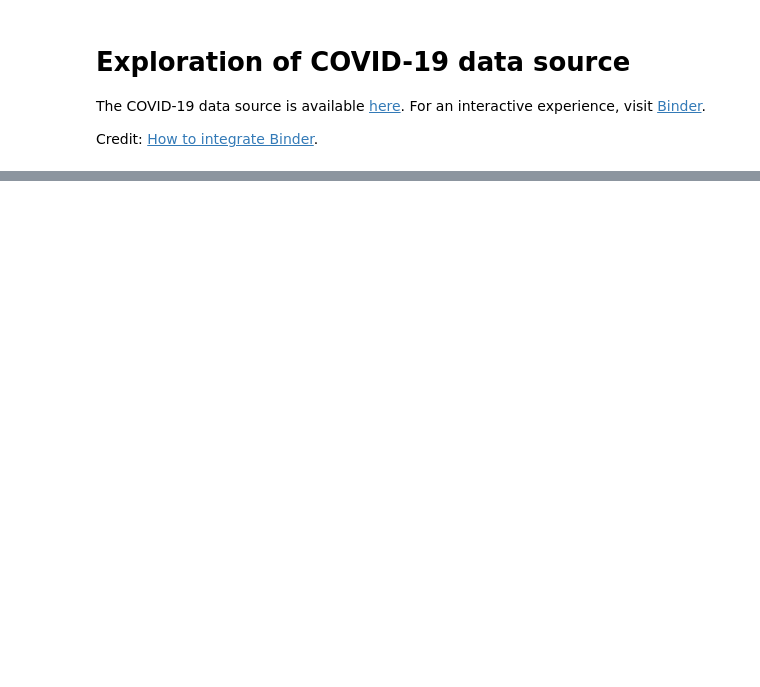
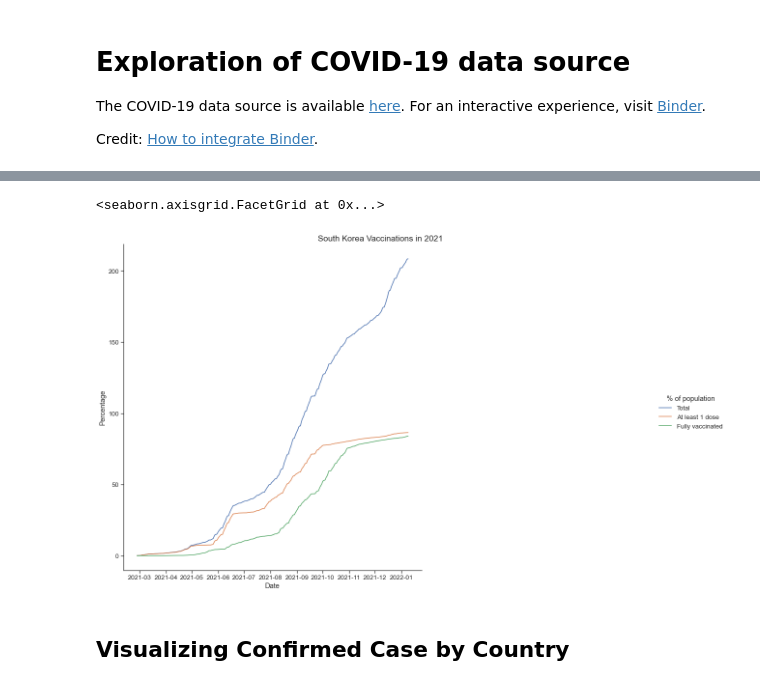
Before and after one commit to jitrapon/mads-milestone-i, a Jupyter notebook: exploration.ipynb, the cells around one changed output, grey strips where cells are left out. Drawn from its saved outputs; the diff is of its cells as text; code cells hidden in the pictures; blank space fills up the shorter version.

```diff
--- a/exploration.ipynb
+++ b/exploration.ipynb
@@ -271,0 +140,7 @@ visualize_combined(merged, 'Merged')
+# %%
+plot_vaccination(melt_by_date(filter_valid_vaccinations(covid_kor)), 'South Korea Vaccinations in 2021')
+# %% [output]
+<seaborn.axisgrid.FacetGrid at 0x...>
+[figure, added]
+# %% [markdown]
+## Visualizing Confirmed Case by Country
```
Also changed, not shown: parts of 60 cells of this notebook.
